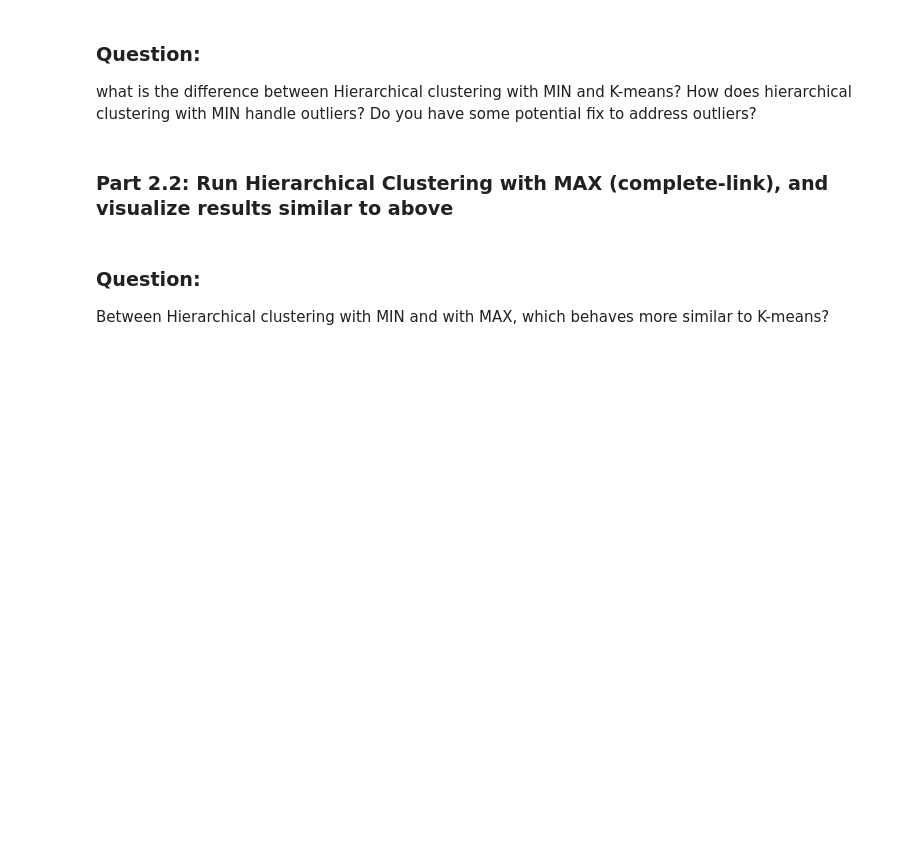
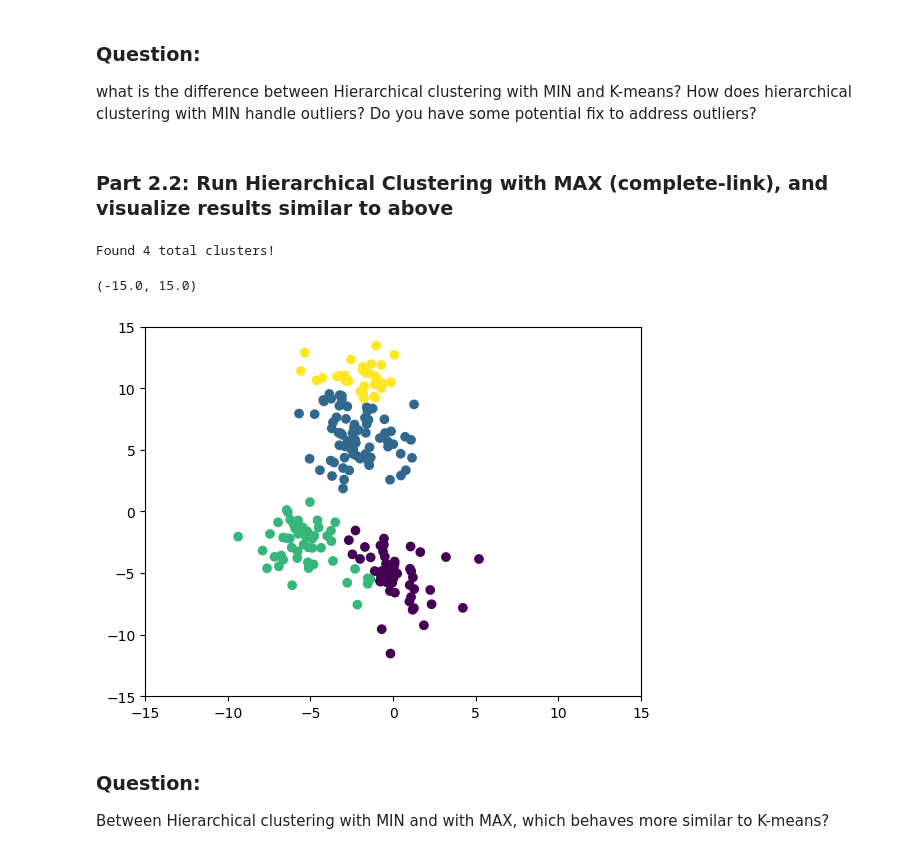
Before and after one commit to martinkent2003/Data-Science-Projects, a Jupyter notebook: HW2LAB/Lab_2.ipynb, the cells around one changed output. Saved outputs shown, nothing was run; the diff lists cells and outputs as text; code cells hidden in the pictures; blank space fills up the shorter version.

```diff
--- a/HW2LAB/Lab_2.ipynb
+++ b/HW2LAB/Lab_2.ipynb
@@ -77,15 +132,19 @@ print("Answer: ")
 # %%
 ## Write your codes below to call hierarchical clustering with MAX, and visualize results
 ## You may need to tune the parameters to try to find the four clusters as much as possible
 
 #run the same AgglomerativeClustering function, with parameters: n_clusters=4, linkage="complete", affinity="euclidean"
-maxClustering =     #complete this line with the function above
+maxClustering =   AgglomerativeClustering(n_clusters=4, linkage="complete", affinity="euclidean")    #complete this line with the function above
 maxLabels = maxClustering.fit_predict(points)
 print("Found " + str(max(maxLabels) + 1) + " total clusters!")
 
 plt.scatter(points[:,0], points[:,1], c=maxLabels, cmap='viridis')
 plt.xlim(-15,15)
 plt.ylim(-15,15)
+# %% [output]
+Found 4 total clusters!
+(-15.0, 15.0)
+[figure, added]
 # %% [markdown]
 ### Question:
 Between Hierarchical clustering with MIN and with MAX, which behaves more similar to K-means?
```
Also changed, not shown: parts of 16 cells of this notebook.
